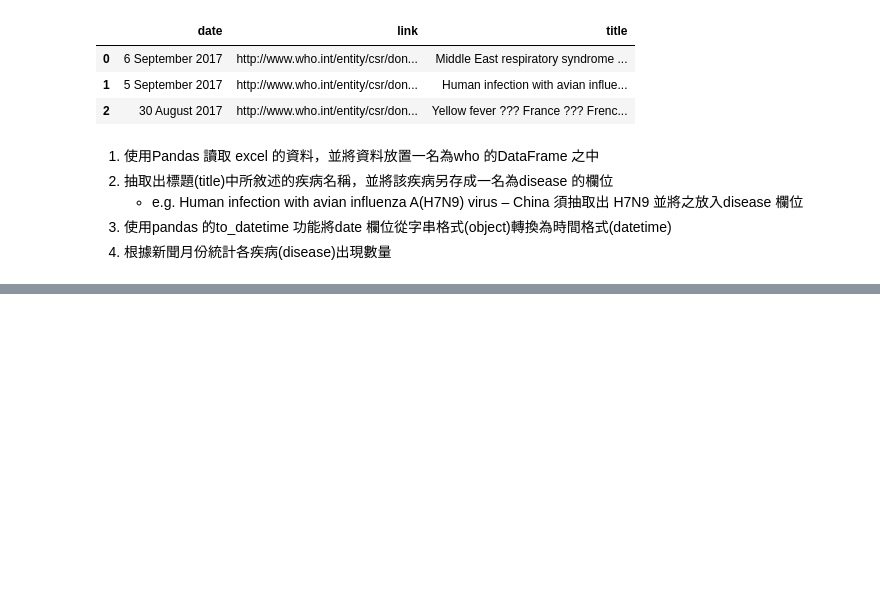
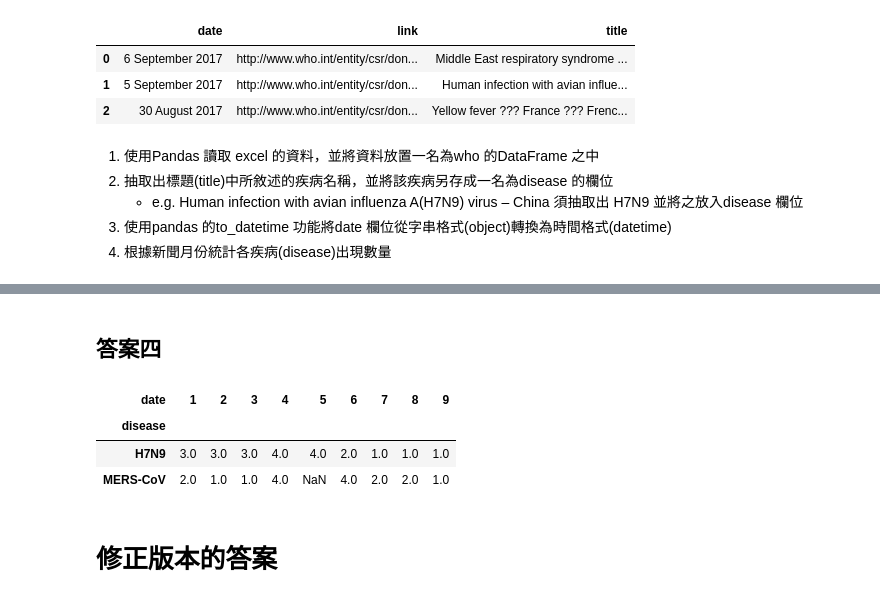
Before and after one commit to ywchiu/cdc_course, a Jupyter notebook: Homework5.ipynb, the cells around one changed output, grey strips where cells are left out. Saved outputs shown, nothing was run; the diff lists cells and outputs as text; code cells hidden in the pictures; blank space fills up the shorter version.

```diff
--- a/Homework5.ipynb
+++ b/Homework5.ipynb
@@ -14,0 +17,4 @@
+# %%
+import pandas
+who = pandas.read_excel('who_sample.xlsx')
+who.head()
@@ -14,0 +38,2 @@
+# %%
+who['disease'] = who['title'].str.extract('\((.+)\)', expand=False)
@@ -14,0 +53,2 @@
+# %%
+who['date'] = pandas.to_datetime(who['date'], format = '%d %B %Y')
@@ -14,0 +75,20 @@
+# %% [markdown]
+##  答案四
+# %%
+#who['date'].dt.month
+# SELECT count(disease), MONTH(date) FROM WHO GROUP BY MONTH(date)
+who_stat  = who.groupby([who['date'].dt.month, 'disease'])['disease'].count()
+# %%
+whodf = who_stat.to_frame()
+whodf.columns = ['cnt']
+#whodf
+pandas.pivot_table(whodf, index='date', columns='disease', values='cnt')
+pandas.pivot_table(whodf, index='disease', columns='date', values='cnt')
+#pandas.pivot_table(who_stat, index = 'date')
+# %% [output]
+| date | 1 | 2 | 3 | 4 | 5 | 6 | 7 | 8 | 9 |
+| disease |  |  |  |  |  |  |  |  |  |
+| H7N9 | 3.0 | 3.0 | 3.0 | 4.0 | 4.0 | 2.0 | 1.0 | 1.0 | 1.0 |
+| MERS-CoV | 2.0 | 1.0 | 1.0 | 4.0 | NaN | 4.0 | 2.0 | 2.0 | 1.0 |
+# %% [markdown]
+# 修正版本的答案
```
Also changed, not shown: parts of 25 cells of this notebook.
